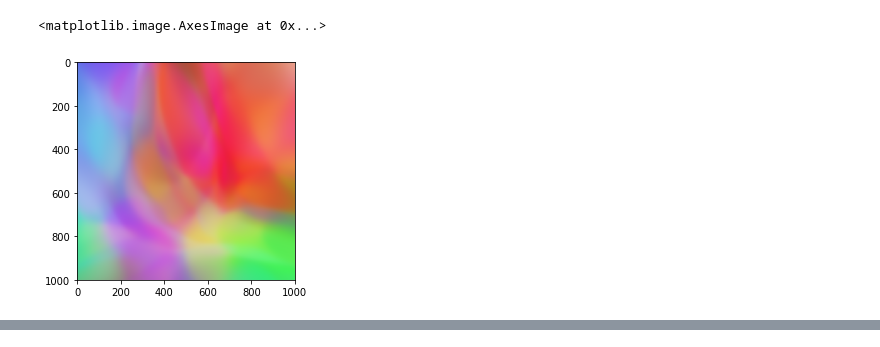
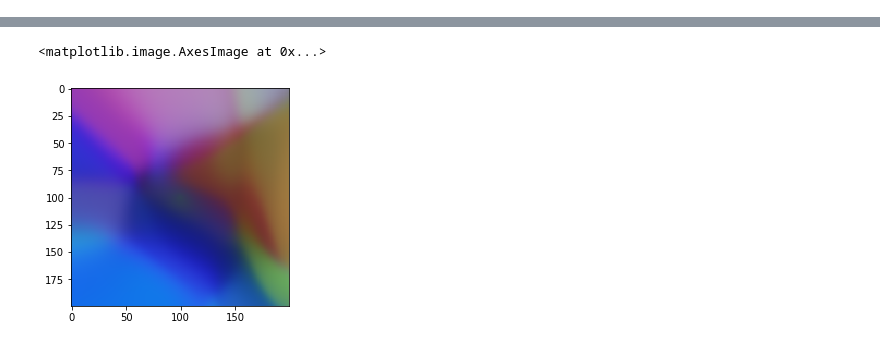
Before and after one commit to silky/cppn-3d, a Jupyter notebook: python/inference.ipynb, the cells around one changed output, grey strips where cells are left out. Drawn from its saved outputs; the diff is of its cells as text; code cells hidden in the pictures.

```diff
--- a/python/inference.ipynb
+++ b/python/inference.ipynb
@@ -45,13 +45,0 @@ plt.imshow(ys.reshape((size, size, c.colours)))
-# %%
-size = 2000
-width  = size
-height = size
-
-yys = forward(c, m, z, width, height)
-
-ys = stitch_together(yys)
-ys = ys.reshape((size, size, c.colours))
-plt.imshow(ys)
-# %% [output]
-<matplotlib.image.AxesImage at 0x...>
-[figure, removed]
@@ -59,0 +46,40 @@ imsave("s.png", ys)
+# %%
+c = Config( net_size = 20 # Was: 50
+          , num_dense = 3
+          , latent_dim = latent_dim
+          , colours = 3
+          , input_size = 1 + 1 + 1 + latent_dim
+          , activation_function = tf.nn.tanh
+          , norm = norm
+          , border_matchings = ["left"]
+          )
+
+m = build_model(c, width, height)
+# %%
+steps = 5000
+
+optim      = tf.train.AdamOptimizer(learning_rate=0.01)
+train_step = optim.minimize( m.matching_loss )
+
+
+matching_pixels = np.transpose(ys[:,width - 1: width, :], [1,0,2])
+xs = get_input_data(c, width, height )
+
+
+sess.run(tf.global_variables_initializer())
+
+for k in range(steps):
+    data = { m.matching_pixels: matching_pixels
+           , m.xs: xs }
+    _, loss = sess.run( [train_step, m.matching_loss], feed_dict=data )
+
+    if loss < 0.1:
+        break
+
+    if k % 500 == 0:
+        print(f"{k}: loss: {loss}")
+
+new_ys = sess.run( m.ys, feed_dict={ m.xs: xs } )
+
+plt.imshow(new_ys)
+# %% [output]
@@ -59,0 +87,2 @@ imsave("s.png", ys)
+<matplotlib.image.AxesImage at 0x...>
+[figure, added]
```
Also changed, not shown: parts of 11 cells of this notebook, 1 other file.
